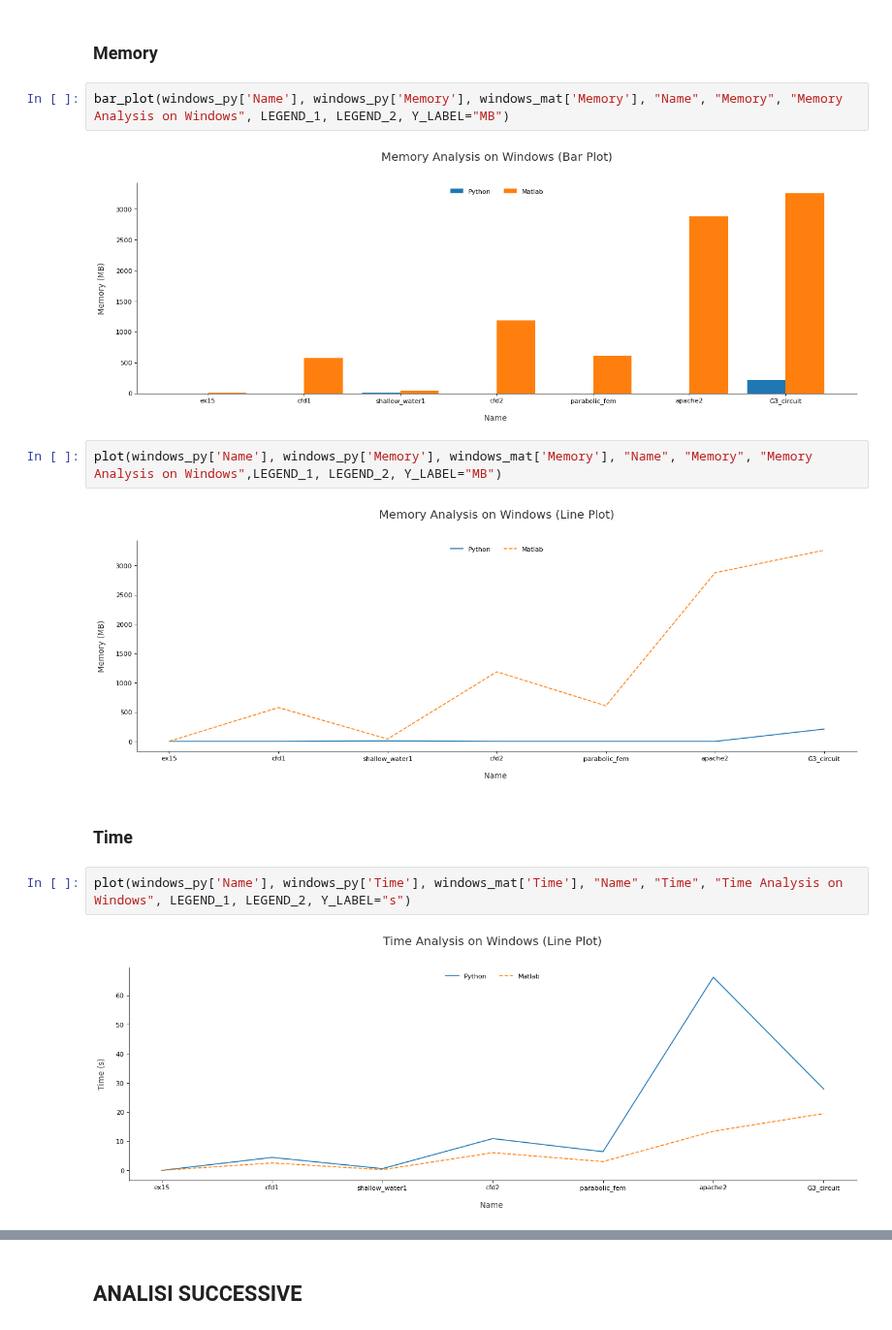
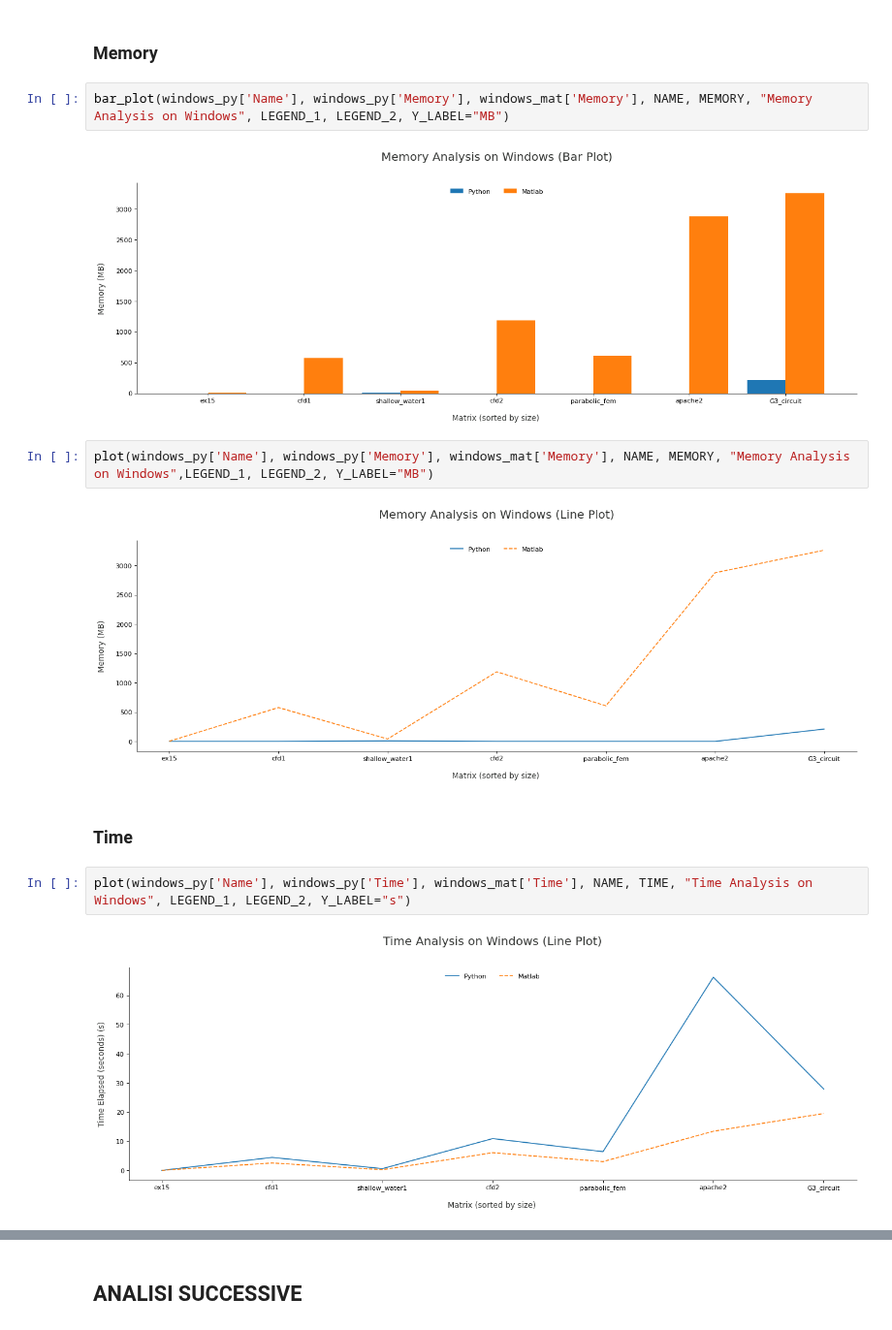
Before and after one commit to simonebenitozzi/cholesky-analysis, a Jupyter notebook: Analysis/model/LanguageCompare.ipynb, the cells around one changed output, grey strips where cells are left out. Shown at 97% size. Drawn from its saved outputs; the diff is of its cells as text.

```diff
--- a/Analysis/model/LanguageCompare.ipynb
+++ b/Analysis/model/LanguageCompare.ipynb
@@ -81,17 +81,17 @@ bar_plot(windows_py['Name'], windows_py['Error'], windows_mat['Error'], "Name",
 # %% [markdown]
 ### Memory
 # %%
-bar_plot(windows_py['Name'], windows_py['Memory'], windows_mat['Memory'], "Name", "Memory", "Memory Analysis on Windows", LEGEND_1, LEGEND_2, Y_LABEL="MB")
+bar_plot(windows_py['Name'], windows_py['Memory'], windows_mat['Memory'], NAME, MEMORY, "Memory Analysis on Windows", LEGEND_1, LEGEND_2, Y_LABEL="MB")
 # %% [output]
-[figure, old version]
+[figure, new version]
 # %%
-plot(windows_py['Name'], windows_py['Memory'], windows_mat['Memory'], "Name", "Memory", "Memory Analysis on Windows",LEGEND_1, LEGEND_2, Y_LABEL="MB")
+plot(windows_py['Name'], windows_py['Memory'], windows_mat['Memory'], NAME, MEMORY, "Memory Analysis on Windows",LEGEND_1, LEGEND_2, Y_LABEL="MB")
 # %% [output]
-[figure, old version]
+[figure, new version]
 # %% [markdown]
 ### Time
 # %%
-plot(windows_py['Name'], windows_py['Time'], windows_mat['Time'], "Name", "Time", "Time Analysis on Windows", LEGEND_1, LEGEND_2, Y_LABEL="s")
+plot(windows_py['Name'], windows_py['Time'], windows_mat['Time'], NAME, TIME, "Time Analysis on Windows", LEGEND_1, LEGEND_2, Y_LABEL="s")
 # %% [output]
-[figure, old version]
+[figure, new version]
 # %%
```
Also changed, not shown: parts of 12 cells of this notebook, 3 other files.
